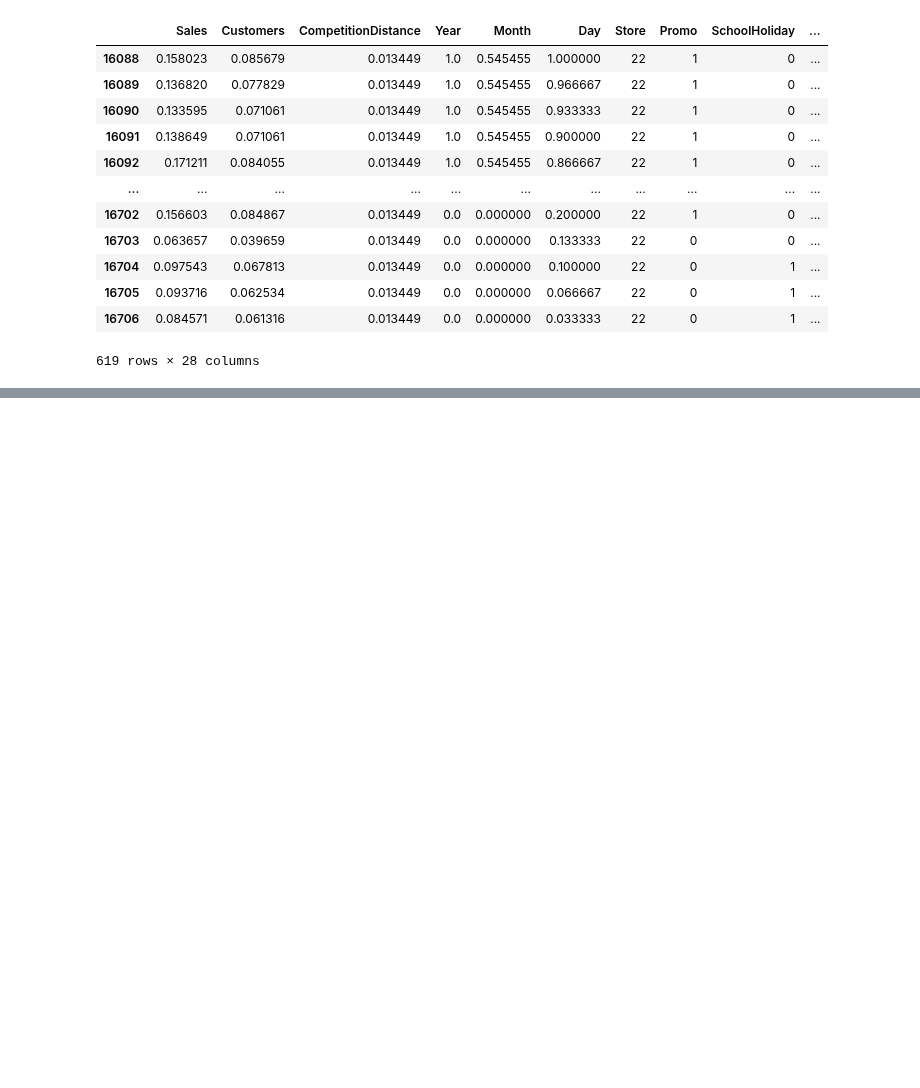
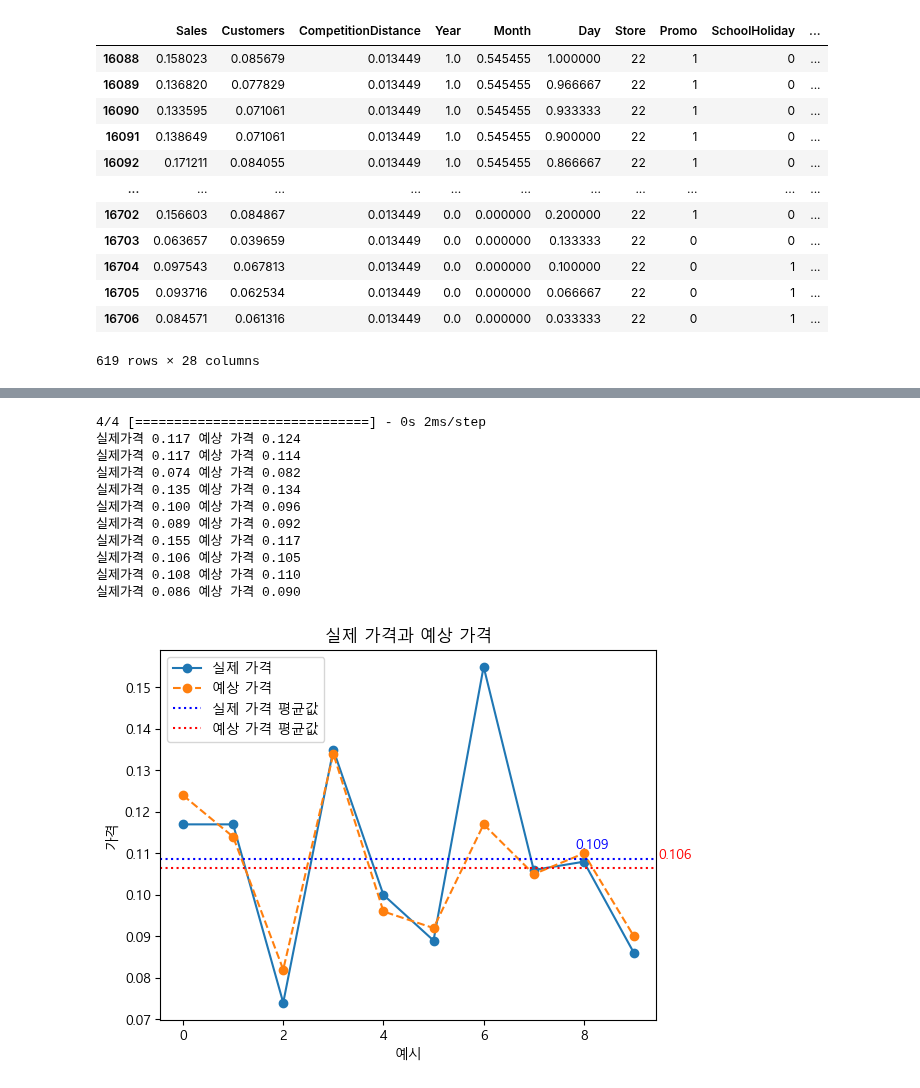
Before and after one commit to daebeobkim/python-bigdata, a Jupyter notebook: 딥러닝/논문/0802 그래프.ipynb, the cells around one changed output, grey strips where cells are left out. Saved outputs shown, nothing was run; the diff lists cells and outputs as text; code cells hidden in the pictures; blank space fills up the shorter version.

```diff
--- a/딥러닝/논문/0802 그래프.ipynb
+++ b/딥러닝/논문/0802 그래프.ipynb
@@ -157,6 +157,6 @@ model.compile(optimizer='adam',
 # %%
 history = model.fit(x_train, y_train,
                     batch_size=64,
-                    epochs=50,
+                    epochs=200,
 )
 # %% [output]
@@ -248,0 +208,58 @@ plt.show()
+# %%
+import numpy as np
+import matplotlib.pyplot as plt
+
+# 예측 결과
+y_prediction = model.predict(x_test).flatten()
+
+# 라벨과 예측 값을 저장할 리스트
+labels = []
+predictions = []
+
+# 10개씩 라벨과 예측 값을 저장
+for i in range(10):
+    label = np.round(y_test[i], 3)
+    prediction = np.round(y_prediction[i], 3)
+    labels.append(label)
+    predictions.append(prediction)
+    print("실제가격 %0.3f 예상 가격 %.3f" % (label, prediction))
+
+# 평균 값 계산
+average_label = np.mean(labels)
+average_prediction = np.mean(predictions)
+
+# 그래프 생성
+x = np.arange(10)
+plt.plot(x, labels, label='실제 가격', marker='o')
+plt.plot(x, predictions, label='예상 가격', linestyle='dashed', marker='o')
+
+# 평균 값 표시
+plt.axhline(y=average_label, color='b', linestyle='dotted', label='실제 가격 평균값')
+plt.axhline(y=average_prediction, color='r', linestyle='dotted', label='예상 가격 평균값')
+
+# 그래프 설정
+plt.xlabel('예시')
+plt.ylabel('가격')
+plt.title('실제 가격과 예상 가격')
+plt.legend()
+
+# 레이블 표시
+
+# 평균 값 레이블 표시
+plt.annotate(f'{average_label:.3f}', (x[-1], average_label), textcoords="offset points", xytext=(-30, 5), ha='center', va='bottom', color='blue')
+plt.annotate(f'{average_prediction:.3f}', (x[-1], average_prediction), textcoords="offset points", xytext=(30, 5), ha='center', va='bottom', color='red')
+
+plt.show()
+# %% [output]
+4/4 [==============================] - 0s 2ms/step
+실제가격 0.117 예상 가격 0.124
+실제가격 0.117 예상 가격 0.114
+실제가격 0.074 예상 가격 0.082
+실제가격 0.135 예상 가격 0.134
+실제가격 0.100 예상 가격 0.096
+실제가격 0.089 예상 가격 0.092
+실제가격 0.155 예상 가격 0.117
+실제가격 0.106 예상 가격 0.105
+실제가격 0.108 예상 가격 0.110
+실제가격 0.086 예상 가격 0.090
+[figure, added]
```
Also changed, not shown: parts of 5 cells of this notebook.
